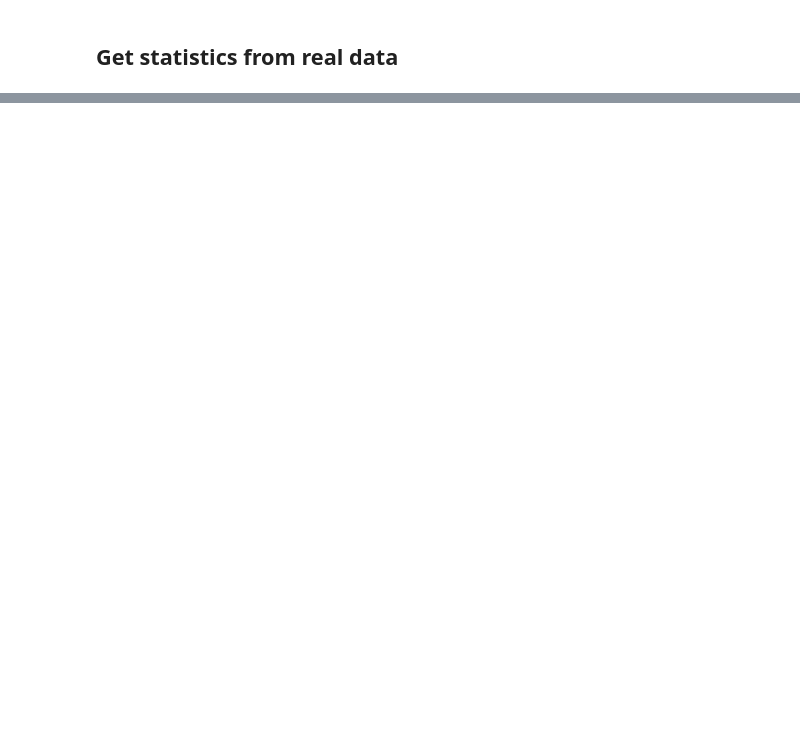
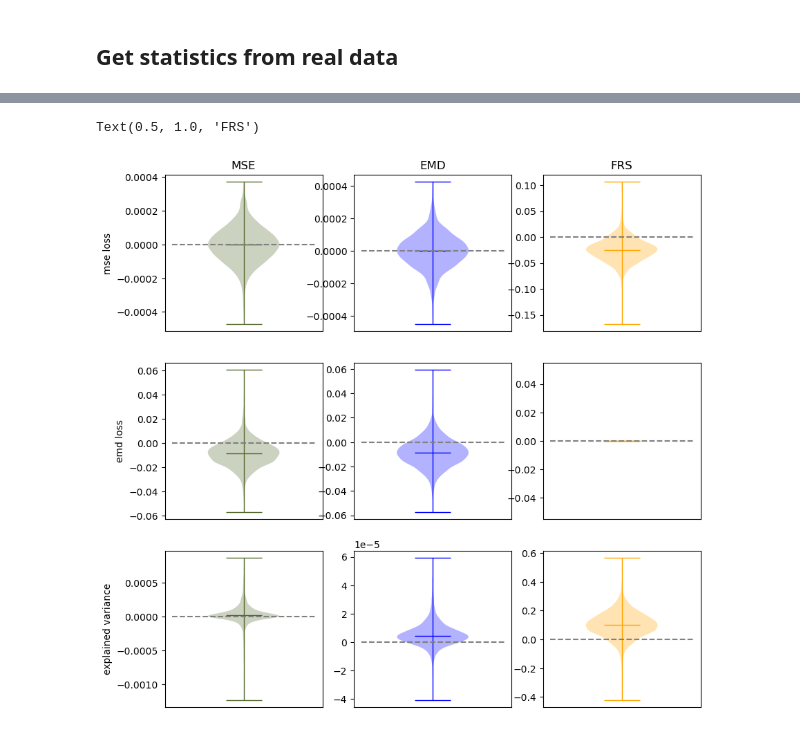
Before and after one commit to AntoineGrimaldi/wassa, a Jupyter notebook: results_paper/figure_4_allendataset_results_whole_dataset.ipynb, the cells around one changed output, grey strips where cells are left out. Drawn from its saved outputs; the diff is of its cells as text; code cells hidden in the pictures; blank space fills up the shorter version.

```diff
--- a/results_paper/figure_4_allendataset_results_whole_dataset.ipynb
+++ b/results_paper/figure_4_allendataset_results_whole_dataset.ipynb
@@ -519,0 +222,25 @@ plt.colorbar()
+# %%
+all_metrics = ['mse loss', 'emd loss', 'explained variance']
+fig, ax = plt.subplots(len(all_metrics),3,figsize=(10,10))
+for i in range(len(all_metrics)):
+
+    ax[i,0] = make_violin(ax[i,0],results_mse[:,i,1]-results_mse[:,i,2],'darkolivegreen')
+    #ax[i,0].set_ylim([min(mean_mse)-2*max(std_mse), max(mean_mse)+2*max(std_mse)])
+    ax[i,0].hlines(0,.5,1.5,linestyles='dashed',colors='grey')
+    ax[i,0].set_xticks([])
+    ax[i,0].set_ylabel(all_metrics[i])
+
+    ax[i,1] = make_violin(ax[i,1],results_emd[:,i,1]-results_emd[:,i,2],'blue')
+    ax[i,1].hlines(0,.5,1.5,linestyles='dashed',colors='grey')
+    ax[i,1].set_xticks([])
+
+    ax[i,2] = make_violin(ax[i,2],results_frs[:,i,1]-results_frs[:,i,2],'orange')
+    ax[i,2].hlines(0,.5,1.5,linestyles='dashed',colors='grey')
+    ax[i,2].set_xticks([])
+
+ax[0,0].set_title('MSE')
+ax[0,1].set_title('EMD')
+ax[0,2].set_title('FRS')
+# %% [output]
+Text(0.5, 1.0, 'FRS')
+[figure, added]
```
Also changed, not shown: parts of 67 cells of this notebook, 9 other files.
